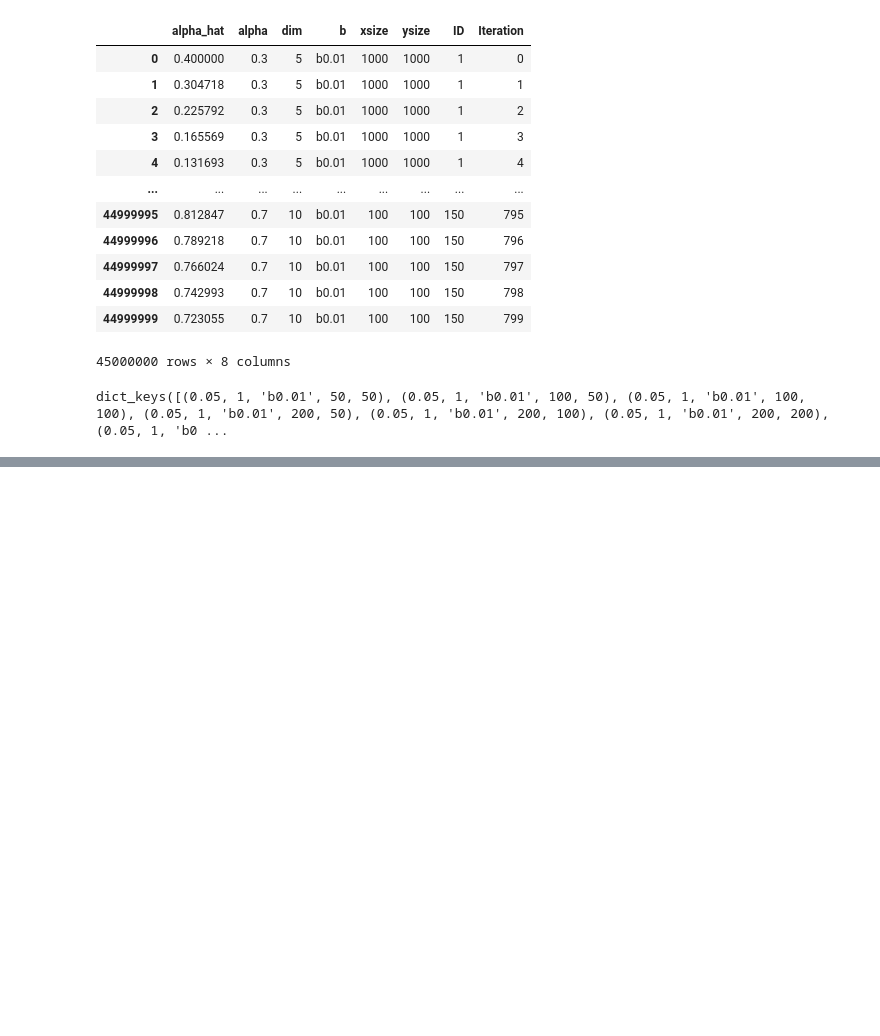
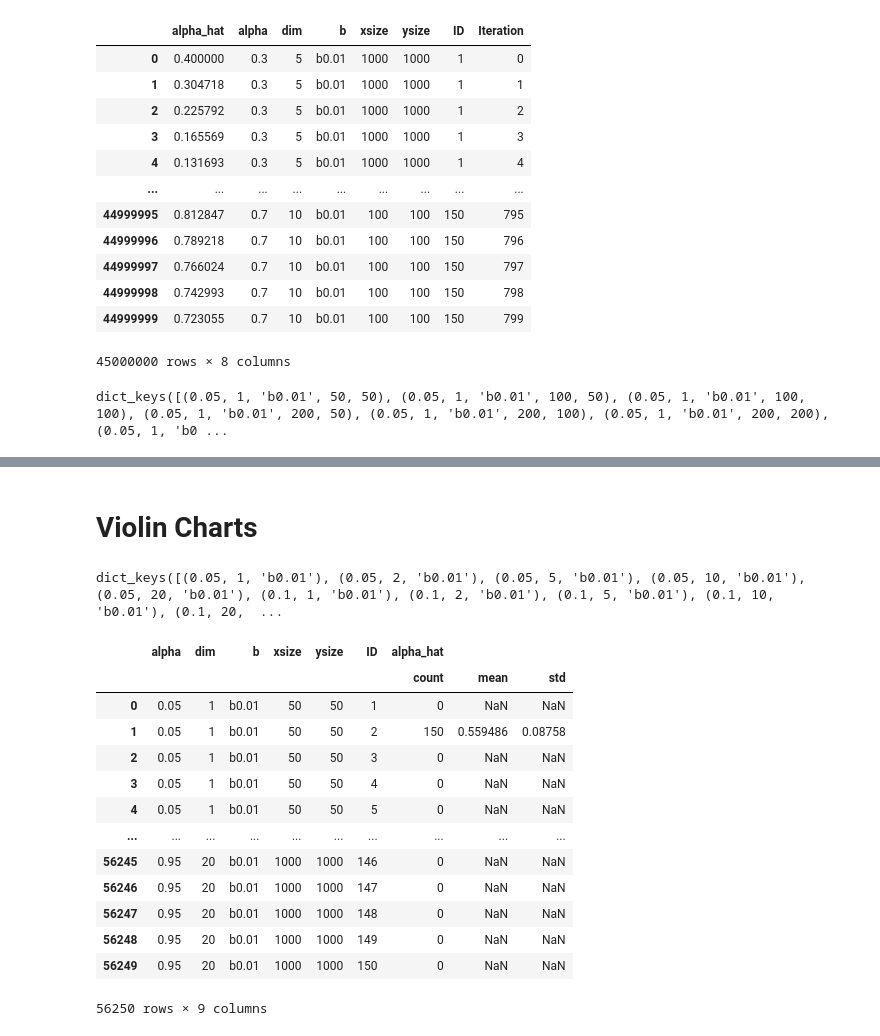
Before and after one commit to GiantDwarf42/master_thesis2, a Jupyter notebook: Logistic_Data_Analysis_server.ipynb, the cells around one changed output, grey strips where cells are left out. Drawn from its saved outputs; the diff is of its cells as text; code cells hidden in the pictures; blank space fills up the shorter version.

```diff
--- a/Logistic_Data_Analysis_server.ipynb
+++ b/Logistic_Data_Analysis_server.ipynb
@@ -261,6 +202,0 @@ created and saved 6 figures
-# %%
-import numpy as np
-import pandas as pd
-import matplotlib.pyplot as plt
-import seaborn as sns
-pd.options.display.max_rows = 500
@@ -358,3 +202,0 @@ df_last_150
-# %%
-df_last_150_aggregated = df_last_150.groupby(full_group_by).agg(["count", 'mean', "std"])
-df_last_150_aggregated
@@ -491,3 +202,0 @@ df_last_150
-# %%
-df_last_150_aggregated = df_last_150.groupby(full_group_by).agg(["count", 'mean', "std"])
-df_last_150_aggregated
@@ -844,0 +253,2 @@ created and saved 12 figures
+# %% [markdown]
+# Violin Charts
@@ -844,0 +259,22 @@ created and saved 12 figures
+# %%
+param_combinations = df_last_150_aggregated_index_reset.groupby(["alpha", "dim", "b"]).groups.keys()
+param_combinations
+# %% [output]
+dict_keys([(0.05, 1, 'b0.01'), (0.05, 2, 'b0.01'), (0.05, 5, 'b0.01'), (0.05, 10, 'b0.01'), (0.05, 20, 'b0.01'), (0.1, 1, 'b0.01'), (0.1, 2, 'b0.01'), (0.1, 5, 'b0.01'), (0.1, 10, 'b0.01'), (0.1, 20,  ...
+# %%
+df_last_150_aggregated_index_reset
+# %% [output]
+|  | alpha | dim | b | xsize | ysize | ID | alpha_hat |  |  |
+|  |  |  |  |  |  |  | count | mean | std |
+| 0 | 0.05 | 1 | b0.01 | 50 | 50 | 1 | 0 | NaN | NaN |
+| 1 | 0.05 | 1 | b0.01 | 50 | 50 | 2 | 150 | 0.559486 | 0.08758 |
+| 2 | 0.05 | 1 | b0.01 | 50 | 50 | 3 | 0 | NaN | NaN |
+| 3 | 0.05 | 1 | b0.01 | 50 | 50 | 4 | 0 | NaN | NaN |
+| 4 | 0.05 | 1 | b0.01 | 50 | 50 | 5 | 0 | NaN | NaN |
+| ... | ... | ... | ... | ... | ... | ... | ... | ... | ... |
+| 56245 | 0.95 | 20 | b0.01 | 1000 | 1000 | 146 | 0 | NaN | NaN |
+| 56246 | 0.95 | 20 | b0.01 | 1000 | 1000 | 147 | 0 | NaN | NaN |
+| 56247 | 0.95 | 20 | b0.01 | 1000 | 1000 | 148 | 0 | NaN | NaN |
+| 56248 | 0.95 | 20 | b0.01 | 1000 | 1000 | 149 | 0 | NaN | NaN |
+| 56249 | 0.95 | 20 | b0.01 | 1000 | 1000 | 150 | 0 | NaN | NaN |
+56250 rows × 9 columns
```
Also changed, not shown: parts of 53 cells of this notebook.
